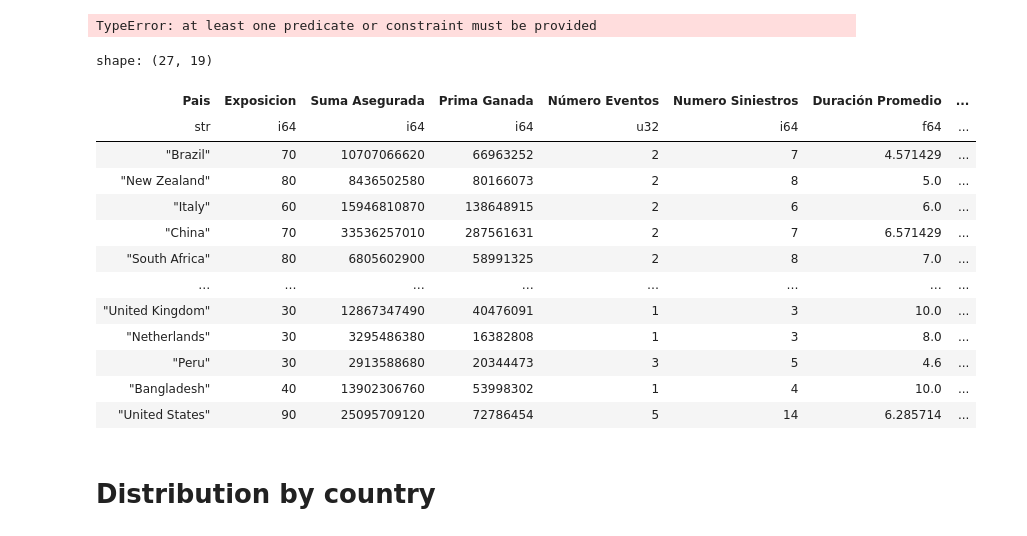
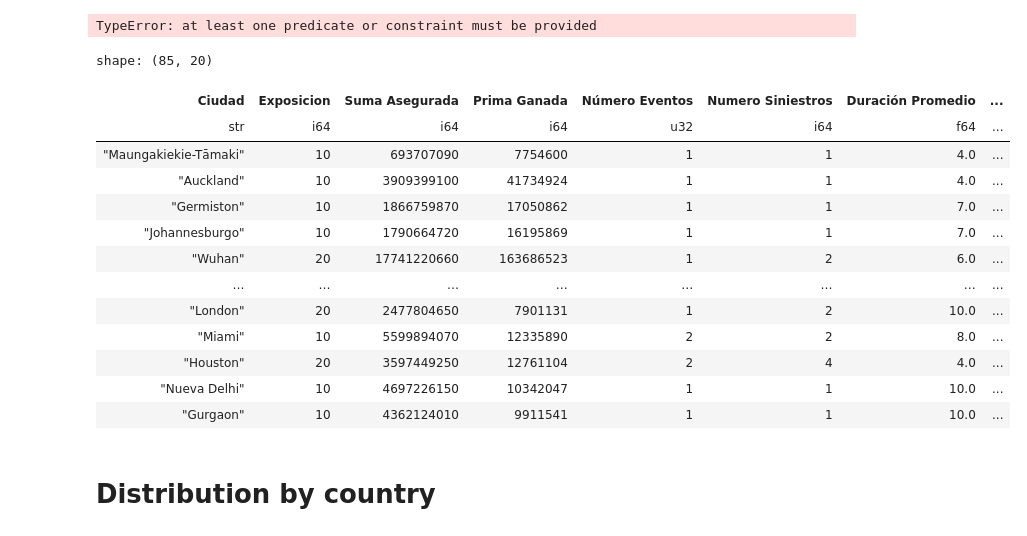
Before and after one commit to abrahamgj44/casoCAS, a Jupyter notebook: general-eda.ipynb, the cells around one changed output. Drawn from its saved outputs; the diff is of its cells as text; code cells hidden in the pictures.

```diff
--- a/general-eda.ipynb
+++ b/general-eda.ipynb
@@ -79,42 +79,43 @@ w = df.filter()
 # %% [output]
 TypeError: at least one predicate or constraint must be provided
 # %%
-summary = (df.group_by(["Pais"]).agg(pl.col("Exposicion").sum().alias("Exposicion"),
+summary = (df.group_by(["Ciudad"]).agg(pl.col("Exposicion").sum().alias("Exposicion"),
                               pl.col("Suma Asegurada").sum(),
                               pl.col("Prima").sum().alias("Prima Ganada"),
                               pl.col("Evento ID").drop_nulls().n_unique().alias("Número Eventos"),
                               pl.col("Numero Siniestros").sum(),
                               pl.col("Duración de la inundación (días)").mean().alias("Duración Promedio"),
                               pl.col("Severidad de la inundación (escala 1-5)").mean().alias("Magnitud Inundaciones Promedio"),
                               pl.col("Precipitación (mm)").mean().alias("Precipitación Promedio"),
                               pl.col("Incremento del Nivel del Río (m)").mean().alias("Incremento Promedio"),
                               pl.col("Monto de siniestro").sum().alias("Incurrido"))
                          .with_columns((pl.col("Incurrido")/pl.col("Prima Ganada")).alias("Indice de Siniestralidad"),
                                        (pl.col("Prima Ganada")/pl.col("Suma Asegurada")*1000).alias("Tasa por Mil"),
                                        (pl.col("Incurrido")/pl.col("Suma Asegurada")).alias("TPR"),
                                        (pl.col("Numero Siniestros")/pl.col("Exposicion")).alias("Frecuencia"),
                                        (pl.col("Incurrido")/pl.col("Numero Siniestros")).alias("Severidad"))
                          .with_columns((pl.col("Frecuencia")*pl.col("Severidad")).alias("Prima Pura"))
                          .with_columns((pl.col("Prima Pura")/pl.col("Prima Ganada")).alias("proportion"))
                          .with_columns((pl.col("Suma Asegurada")/pl.col("Exposicion")).alias("Suma Asegurada Promedio"))
+                         .with_columns((pl.col("Prima Pura")/pl.col("Suma Asegurada")*1000).alias("Tasa por mil inundación"))
                          .sort(by = "Indice de Siniestralidad", descending=False))
 
 summary
 # %% [output]
-shape: (27, 19)
+shape: (85, 20)
-| Pais | Exposicion | Suma Asegurada | Prima Ganada | Número Eventos | Numero Siniestros | Duración Promedio | ... |
+| Ciudad | Exposicion | Suma Asegurada | Prima Ganada | Número Eventos | Numero Siniestros | Duración Promedio | ... |
 | str | i64 | i64 | i64 | u32 | i64 | f64 | ... |
-| "Brazil" | 70 | 10707066620 | 66963252 | 2 | 7 | 4.571429 | ... |
-| "New Zealand" | 80 | 8436502580 | 80166073 | 2 | 8 | 5.0 | ... |
-| "Italy" | 60 | 15946810870 | 138648915 | 2 | 6 | 6.0 | ... |
-| "China" | 70 | 33536257010 | 287561631 | 2 | 7 | 6.571429 | ... |
-| "South Africa" | 80 | 6805602900 | 58991325 | 2 | 8 | 7.0 | ... |
+| "Maungakiekie-Tāmaki" | 10 | 693707090 | 7754600 | 1 | 1 | 4.0 | ... |
+| "Auckland" | 10 | 3909399100 | 41734924 | 1 | 1 | 4.0 | ... |
+| "Germiston" | 10 | 1866759870 | 17050862 | 1 | 1 | 7.0 | ... |
+| "Johannesburgo" | 10 | 1790664720 | 16195869 | 1 | 1 | 7.0 | ... |
+| "Wuhan" | 20 | 17741220660 | 163686523 | 1 | 2 | 6.0 | ... |
 | … | … | … | … | … | … | … | ... |
-| "United Kingdom" | 30 | 12867347490 | 40476091 | 1 | 3 | 10.0 | ... |
-| "Netherlands" | 30 | 3295486380 | 16382808 | 1 | 3 | 8.0 | ... |
-| "Peru" | 30 | 2913588680 | 20344473 | 3 | 5 | 4.6 | ... |
-| "Bangladesh" | 40 | 13902306760 | 53998302 | 1 | 4 | 10.0 | ... |
-| "United States" | 90 | 25095709120 | 72786454 | 5 | 14 | 6.285714 | ... |
+| "London" | 20 | 2477804650 | 7901131 | 1 | 2 | 10.0 | ... |
+| "Miami" | 10 | 5599894070 | 12335890 | 2 | 2 | 8.0 | ... |
+| "Houston" | 20 | 3597449250 | 12761104 | 2 | 4 | 4.0 | ... |
+| "Nueva Delhi" | 10 | 4697226150 | 10342047 | 1 | 1 | 10.0 | ... |
+| "Gurgaon" | 10 | 4362124010 | 9911541 | 1 | 1 | 10.0 | ... |
 # %% [markdown]
 # Distribution by country
 # %%
```
Also changed, not shown: parts of 6 cells of this notebook, 5 other files.
